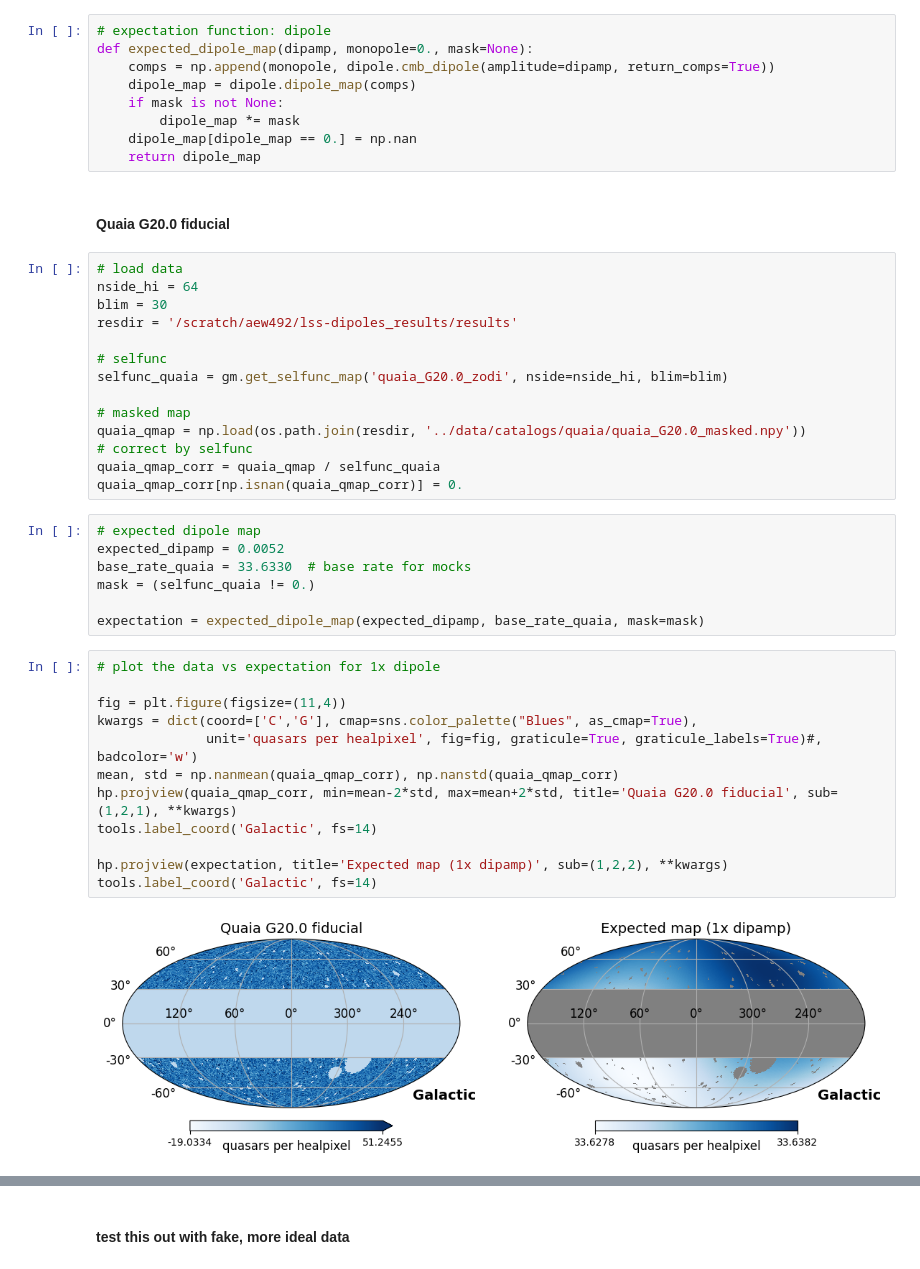
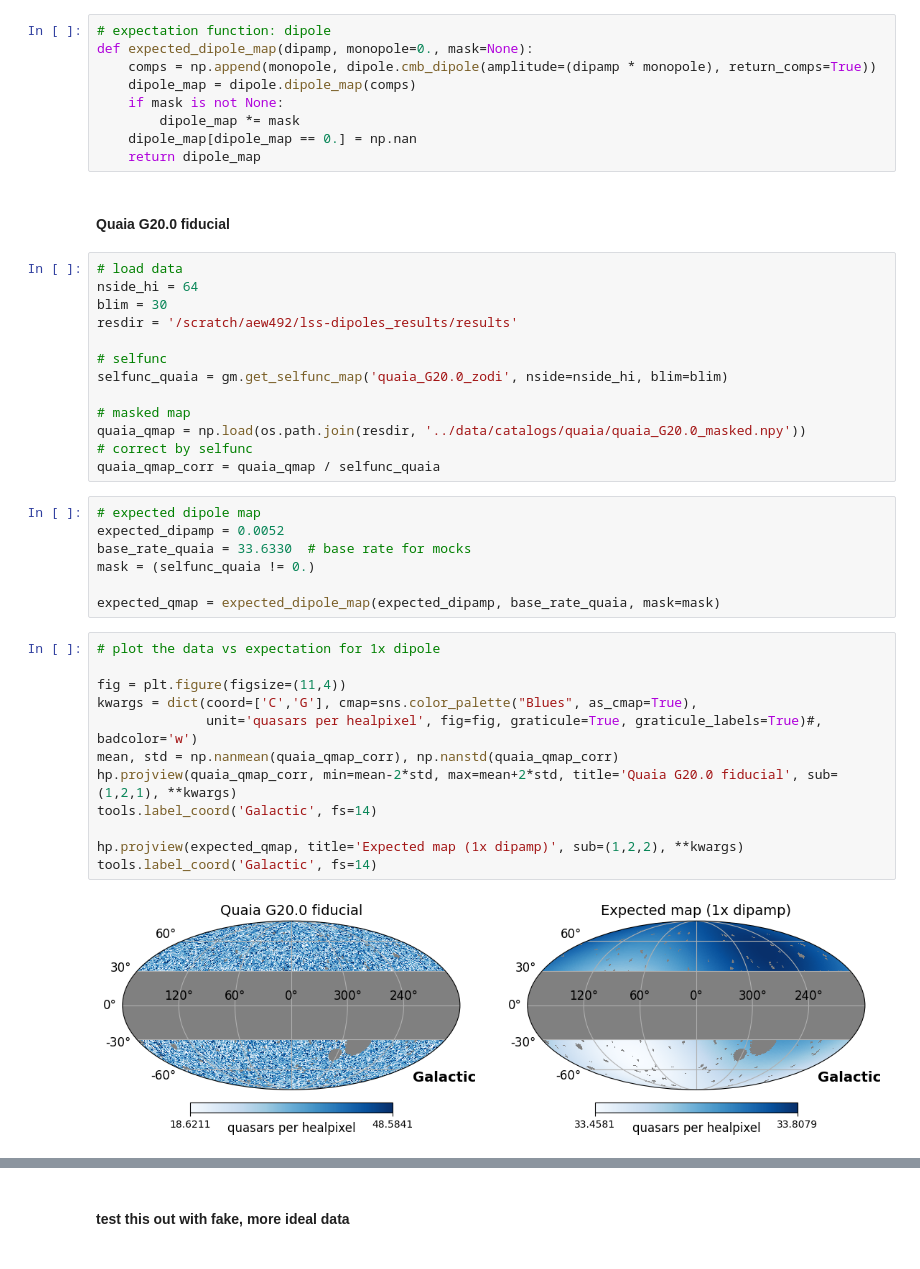
Before and after one commit to abbyw24/lss-dipoles, a Jupyter notebook: notebooks/likelihood_ratio_test.ipynb, the cells around one changed output, grey strips where cells are left out. Saved outputs shown, nothing was run; the diff lists cells and outputs as text.

```diff
--- a/notebooks/likelihood_ratio_test.ipynb
+++ b/notebooks/likelihood_ratio_test.ipynb
@@ -40,7 +41,7 @@ def lnlikelihood(data, expectation):
 # %%
 # expectation function: dipole
 def expected_dipole_map(dipamp, monopole=0., mask=None):
-    comps = np.append(monopole, dipole.cmb_dipole(amplitude=dipamp, return_comps=True))
+    comps = np.append(monopole, dipole.cmb_dipole(amplitude=(dipamp * monopole), return_comps=True))
     dipole_map = dipole.dipole_map(comps)
     if mask is not None:
         dipole_map *= mask
@@ -61,26 +62,25 @@ selfunc_quaia = gm.get_selfunc_map('quaia_G20.0_zodi', nside=nside_hi, blim=blim
 quaia_qmap = np.load(os.path.join(resdir, '../data/catalogs/quaia/quaia_G20.0_masked.npy'))
 # correct by selfunc
 quaia_qmap_corr = quaia_qmap / selfunc_quaia
-quaia_qmap_corr[np.isnan(quaia_qmap_corr)] = 0.
 # %%
 # expected dipole map
 expected_dipamp = 0.0052
 base_rate_quaia = 33.6330  # base rate for mocks
 mask = (selfunc_quaia != 0.)
 
-expectation = expected_dipole_map(expected_dipamp, base_rate_quaia, mask=mask)
+expected_qmap = expected_dipole_map(expected_dipamp, base_rate_quaia, mask=mask)
 # %%
 # plot the data vs expectation for 1x dipole
 
 fig = plt.figure(figsize=(11,4))
 kwargs = dict(coord=['C','G'], cmap=sns.color_palette("Blues", as_cmap=True),
               unit='quasars per healpixel', fig=fig, graticule=True, graticule_labels=True)#, badcolor='w')
 mean, std = np.nanmean(quaia_qmap_corr), np.nanstd(quaia_qmap_corr)
 hp.projview(quaia_qmap_corr, min=mean-2*std, max=mean+2*std, title='Quaia G20.0 fiducial', sub=(1,2,1), **kwargs)
 tools.label_coord('Galactic', fs=14)
 
-hp.projview(expectation, title='Expected map (1x dipamp)', sub=(1,2,2), **kwargs)
+hp.projview(expected_qmap, title='Expected map (1x dipamp)', sub=(1,2,2), **kwargs)
 tools.label_coord('Galactic', fs=14)
 # %% [output]
-[figure, old version]
+[figure, new version]
 # %%
```
Also changed, not shown: parts of 13 cells of this notebook, 1 other file.
